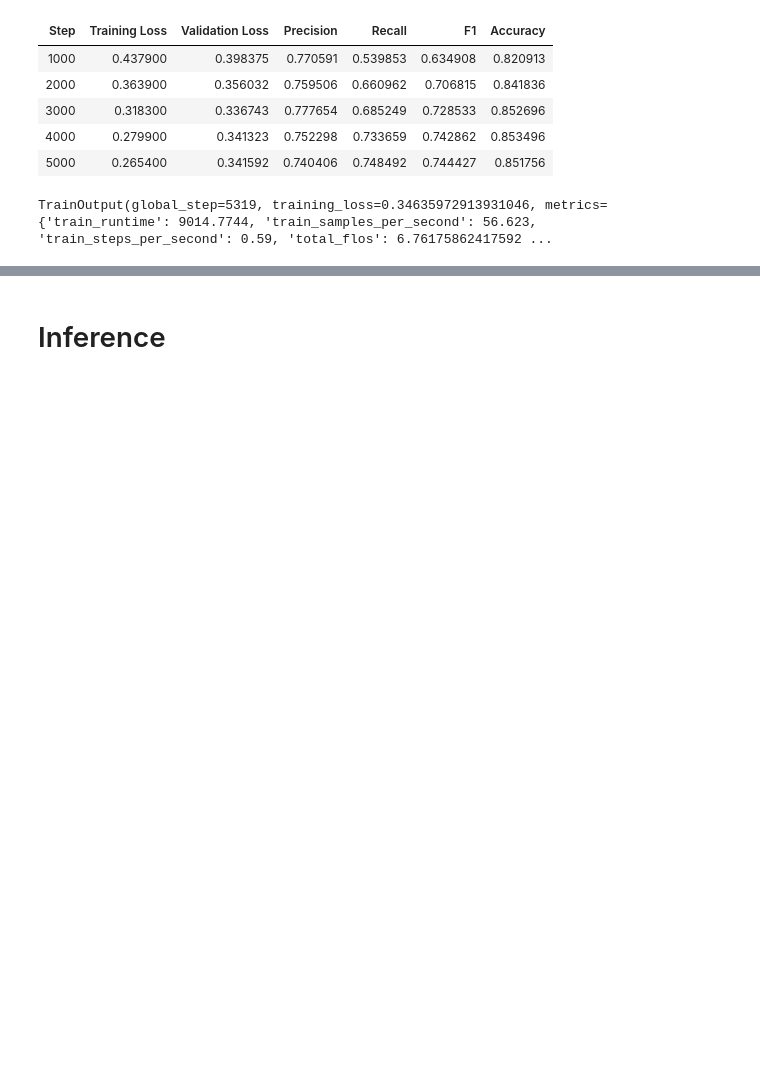
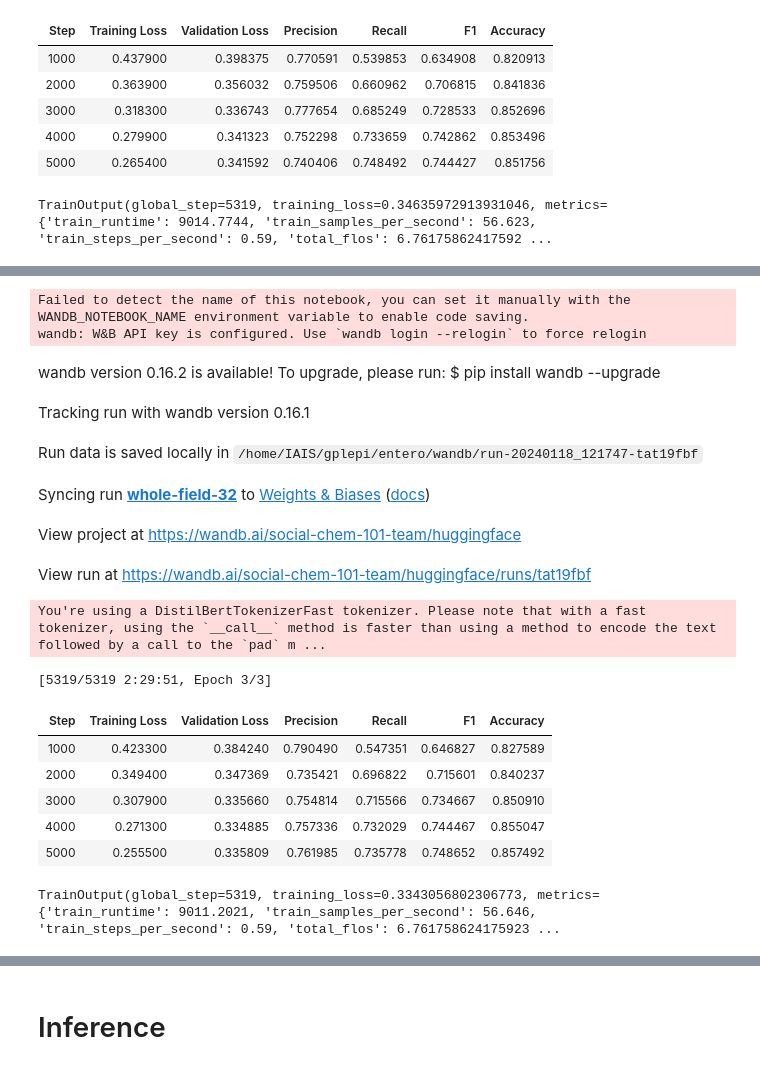
Before and after one commit to Gjergj121/Social-chemestry-101, a Jupyter notebook: social_norms_cls_comments.ipynb, the cells around one changed output, grey strips where cells are left out. Cells and saved outputs as stored; diff of their text form; code cells hidden in the pictures; blank space fills up the shorter version.

Commit message:
Experiments with authors, improved testing and inference

```diff
--- a/social_norms_cls_comments.ipynb
+++ b/social_norms_cls_comments.ipynb
@@ -725,0 +786,6 @@ weighted avg       0.85      0.85      0.85     21269
+# %%
+"""Tokenize the data"""
+tokenized_dataset = social_comments_dataset.map(tokenize_data_authorId_comments)
+
+tokenized_dataset = tokenized_dataset.select_columns(['input_ids', 'attention_mask', 'labels'])
+tokenized_dataset
@@ -725,0 +807,50 @@ weighted avg       0.85      0.85      0.85     21269
+# %%
+from transformers import TrainingArguments, Trainer
+
+training_args = TrainingArguments(
+    output_dir="output_social_norms/bert_comments_classification_authorId_and_comments",
+    learning_rate=2e-5,
+    #auto_find_batch_size=True,
+    per_device_train_batch_size=32,
+    per_device_eval_batch_size=32,
+    num_train_epochs=3,
+    evaluation_strategy="steps",
+    eval_steps=1000,
+    save_steps=1000,
+    save_strategy="steps",
+    metric_for_best_model='f1',
+    greater_is_better=True,
+    load_best_model_at_end=True,
+    report_to="wandb",
+    push_to_hub=False
+)
+# %%
+trainer = Trainer(
+    model=model,
+    args=training_args,
+    train_dataset=tokenized_dataset['train'],
+    eval_dataset=tokenized_dataset['val'],
+    tokenizer=tokenizer,
+    data_collator=data_collator,
+    compute_metrics=compute_metrics
+)
+# %%
+trainer.train()
+# %% [output]
+Failed to detect the name of this notebook, you can set it manually with the WANDB_NOTEBOOK_NAME environment variable to enable code saving.
+wandb: W&B API key is configured. Use `wandb login --relogin` to force relogin
+wandb version 0.16.2 is available! To upgrade, please run: $ pip install wandb --upgrade
+Tracking run with wandb version 0.16.1
+Run data is saved locally in /home/IAIS/gplepi/entero/wandb/run-20240118_121747-tat19fbf
+Syncing run whole-field-32 to Weights & Biases (docs)
+View project at https://wandb.ai/social-chem-101-team/huggingface
+View run at https://wandb.ai/social-chem-101-team/huggingface/runs/tat19fbf
+You're using a DistilBertTokenizerFast tokenizer. Please note that with a fast tokenizer, using the `__call__` method is faster than using a method to encode the text followed by a call to the `pad` m ...
+[5319/5319 2:29:51, Epoch 3/3]
+| Step | Training Loss | Validation Loss | Precision | Recall | F1 | Accuracy |
+| 1000 | 0.423300 | 0.384240 | 0.790490 | 0.547351 | 0.646827 | 0.827589 |
+| 2000 | 0.349400 | 0.347369 | 0.735421 | 0.696822 | 0.715601 | 0.840237 |
+| 3000 | 0.307900 | 0.335660 | 0.754814 | 0.715566 | 0.734667 | 0.850910 |
+| 4000 | 0.271300 | 0.334885 | 0.757336 | 0.732029 | 0.744467 | 0.855047 |
+| 5000 | 0.255500 | 0.335809 | 0.761985 | 0.735778 | 0.748652 | 0.857492 |
+TrainOutput(global_step=5319, training_loss=0.3343056802306773, metrics={'train_runtime': 9011.2021, 'train_samples_per_second': 56.646, 'train_steps_per_second': 0.59, 'total_flos': 6.761758624175923 ...
```
Also changed, not shown: parts of 39 cells of this notebook.
